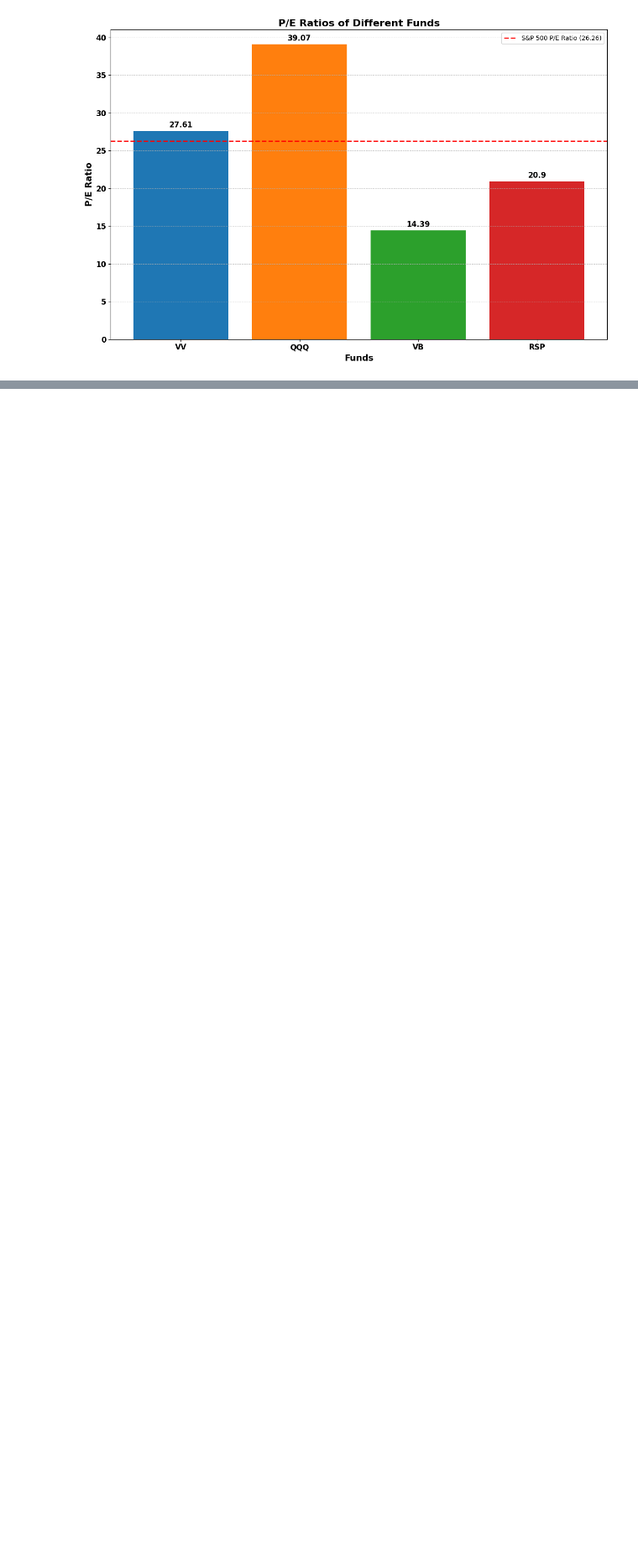
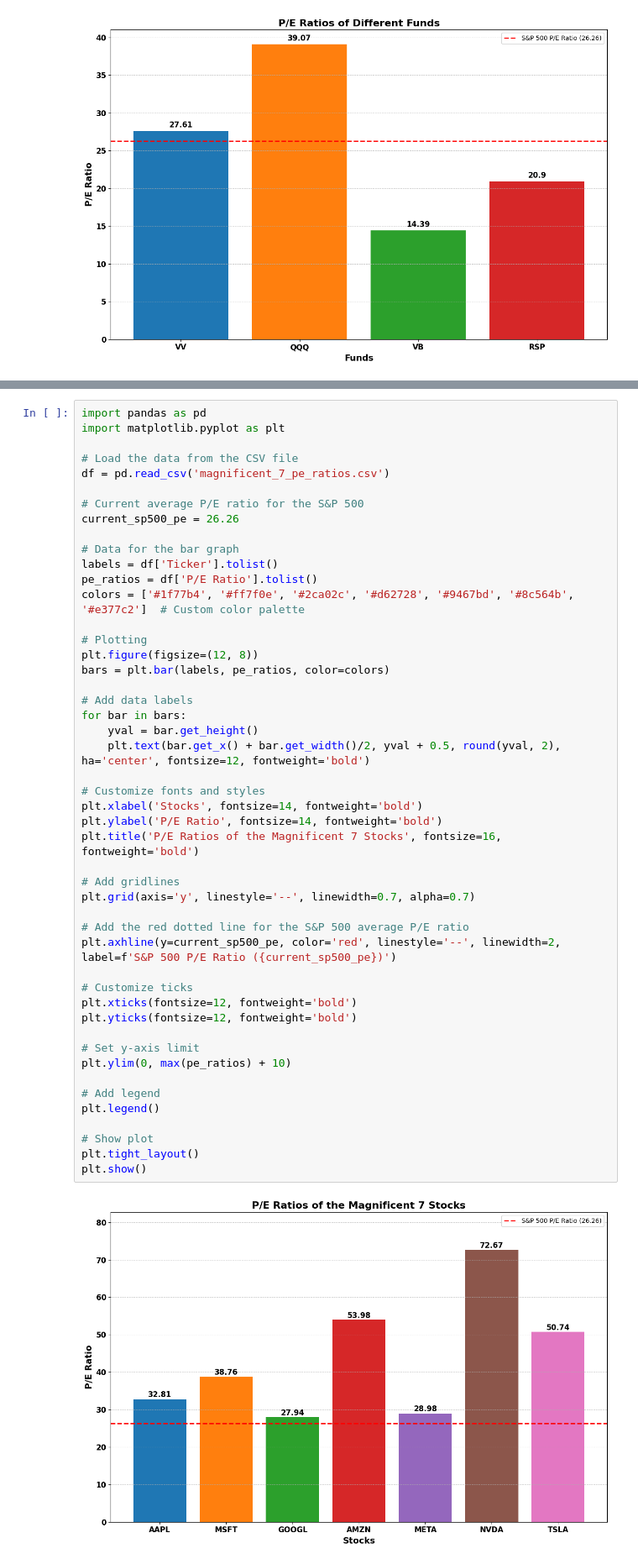
Before and after one commit to blakeziegler/AssetAllocationProj, a Jupyter notebook: Python/multiples/multiples.ipynb, the cells around one changed output, grey strips where cells are left out. Shown at 84% size. Cells and saved outputs as stored; diff of their text form; blank space fills up the shorter version.

```diff
--- a/Python/multiples/multiples.ipynb
+++ b/Python/multiples/multiples.ipynb
@@ -572,0 +704,50 @@ plt.show()
+# %%
+import pandas as pd
+import matplotlib.pyplot as plt
+
+# Load the data from the CSV file
+df = pd.read_csv('magnificent_7_pe_ratios.csv')
+
+# Current average P/E ratio for the S&P 500
+current_sp500_pe = 26.26
+
+# Data for the bar graph
+labels = df['Ticker'].tolist()
+pe_ratios = df['P/E Ratio'].tolist()
+colors = ['#1f77b4', '#ff7f0e', '#2ca02c', '#d62728', '#9467bd', '#8c564b', '#e377c2']  # Custom color palette
+
+# Plotting
+plt.figure(figsize=(12, 8))
+bars = plt.bar(labels, pe_ratios, color=colors)
+
+# Add data labels
+for bar in bars:
+    yval = bar.get_height()
+    plt.text(bar.get_x() + bar.get_width()/2, yval + 0.5, round(yval, 2), ha='center', fontsize=12, fontweight='bold')
+
+# Customize fonts and styles
+plt.xlabel('Stocks', fontsize=14, fontweight='bold')
+plt.ylabel('P/E Ratio', fontsize=14, fontweight='bold')
+plt.title('P/E Ratios of the Magnificent 7 Stocks', fontsize=16, fontweight='bold')
+
+# Add gridlines
+plt.grid(axis='y', linestyle='--', linewidth=0.7, alpha=0.7)
+
+# Add the red dotted line for the S&P 500 average P/E ratio
+plt.axhline(y=current_sp500_pe, color='red', linestyle='--', linewidth=2, label=f'S&P 500 P/E Ratio ({current_sp500_pe})')
+
+# Customize ticks
+plt.xticks(fontsize=12, fontweight='bold')
+plt.yticks(fontsize=12, fontweight='bold')
+
+# Set y-axis limit
+plt.ylim(0, max(pe_ratios) + 10)
+
+# Add legend
+plt.legend()
+
+# Show plot
+plt.tight_layout()
+plt.show()
+# %% [output]
+[figure, added]
```
Also changed, not shown: parts of 4 cells of this notebook, 1 other file.
